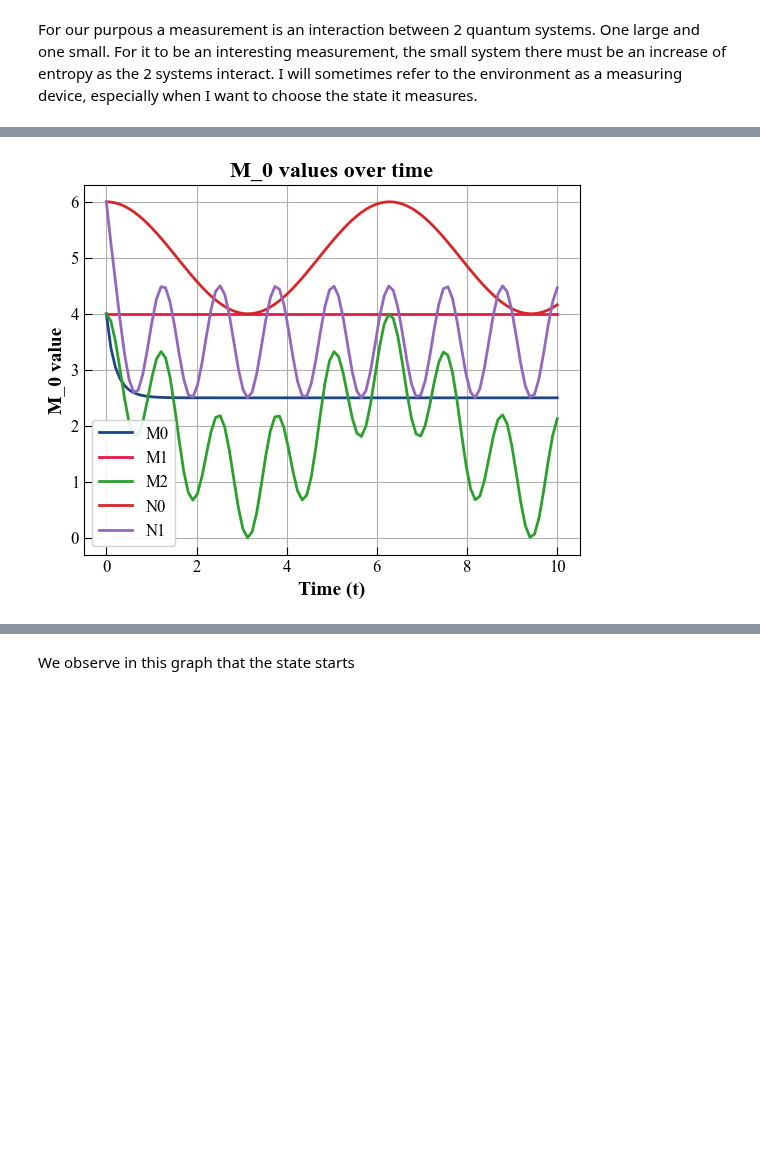
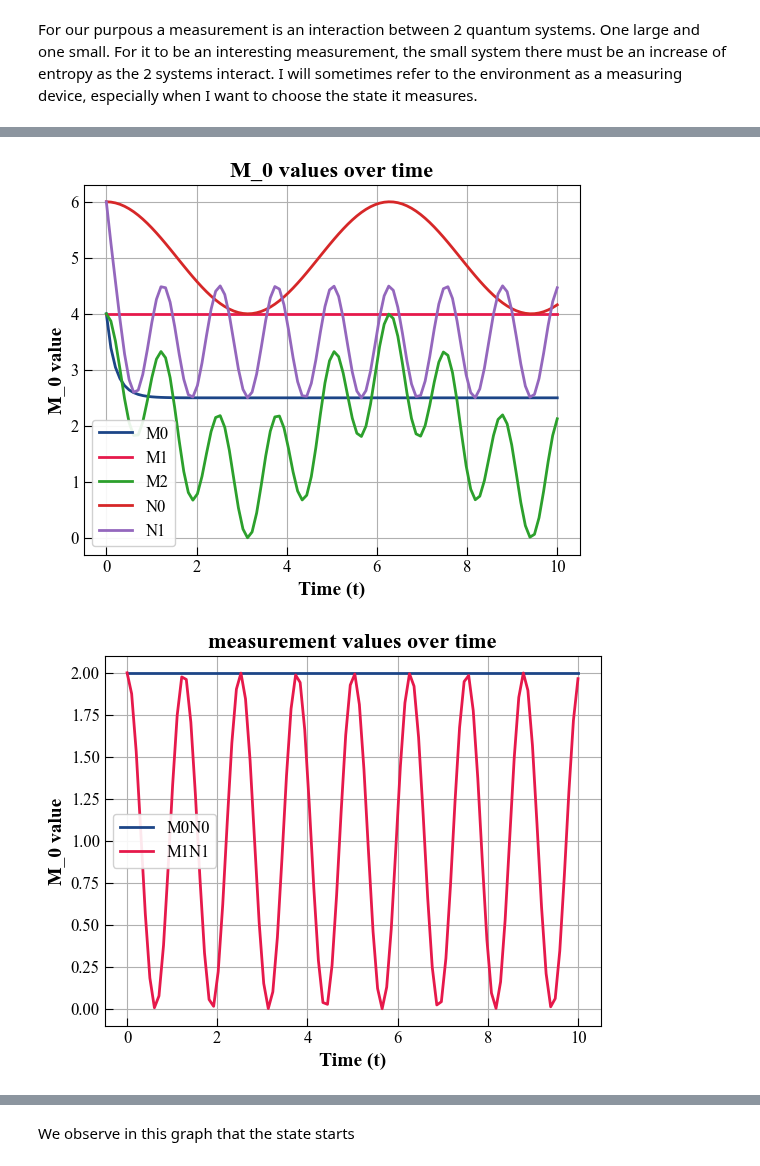
Before and after one commit to MarinAndreGirard/ACL, a Jupyter notebook: Working/Decoherence_edu.ipynb, the cells around one changed output, grey strips where cells are left out. Saved outputs shown, nothing was run; the diff lists cells and outputs as text; code cells hidden in the pictures; blank space fills up the shorter version.

```diff
--- a/Working/Decoherence_edu.ipynb
+++ b/Working/Decoherence_edu.ipynb
@@ -188,39 +189,70 @@ def get_psi_t(t,psi_0):
     psi_t=Ut@psi_0
     return psi_t
 
+def get_s(rho):
+    S=-np.trace(rho*np.log(rho))
+
 M_0=kr(id,out(p0,p0.conj()))
 M_1=kr(id,out(p1,p1.conj()))
 M_2=kr(id,out(p2,p2.conj()))
 N_0=kr(out(q0,q0.conj()),id3)
 N_1=kr(out(q1,q1.conj()),id3)
-
+M0N0=kr(out(q0,q0.conj()),out(p1,p1))
+M1N1=kr(out(q1,q1.conj()),out(p2,p2))
 
 t_list = np.linspace(0, 10, 100)
 M_0_list=[]
 M_1_list=[]
 M_2_list=[]
 N_0_list=[]
 N_1_list=[]
+M0N0_list=[]
+M1N1_list=[]
+S_list=[]
 
 for t in t_list:
     psi_t=get_psi_t(t,psi_0)
     rhot=out(psi_t,psi_t.conj())
     M_0_list.append(np.trace(rhot@M_0))
     M_1_list.append(np.trace(rhot@M_1))
     M_2_list.append(np.trace(rhot@M_2))
     N_0_list.append(np.trace(rhot@N_0))
     N_1_list.append(np.trace(rhot@N_1))
+    M0N0_list.append(np.trace(rhot@M0N0))
+    M1N1_list.append(np.trace(rhot@M1N1))
+    rho_p=np.trace(rhot.reshape(2,3,2,3), axis1=0, axis2=2)
+    S_list.append(get_s(rho_p)) #Need to compute the partial trace.
+
+
 
 plt.plot(t_list, M_0_list)
 plt.plot(t_list, M_1_list)
 plt.plot(t_list, M_2_list)
 plt.plot(t_list, N_0_list)
 plt.plot(t_list, N_1_list)
 plt.xlabel('Time (t)')
 plt.ylabel('M_0 value')
 plt.title('M_0 values over time')
 plt.legend(["M0","M1","M2","N0","N1"])
 plt.grid(True)
 plt.show()
+
+
+plt.plot(t_list, M0N0_list)
+plt.plot(t_list, M1N1_list)
+plt.xlabel('Time (t)')
+plt.ylabel('M_0 value')
+plt.title('measurement values over time')
+plt.legend(["M0N0","M1N1"])
+plt.grid(True)
+plt.show()
+
+plt.plot(t_list, S_list)
+plt.xlabel('Time (t)')
+plt.ylabel('S')
+plt.title('S values over time')
+plt.grid(True)
+plt.show()
 # %% [output]
 [figure]
+[figure, added]
```
Also changed, not shown: parts of 7 cells of this notebook.
